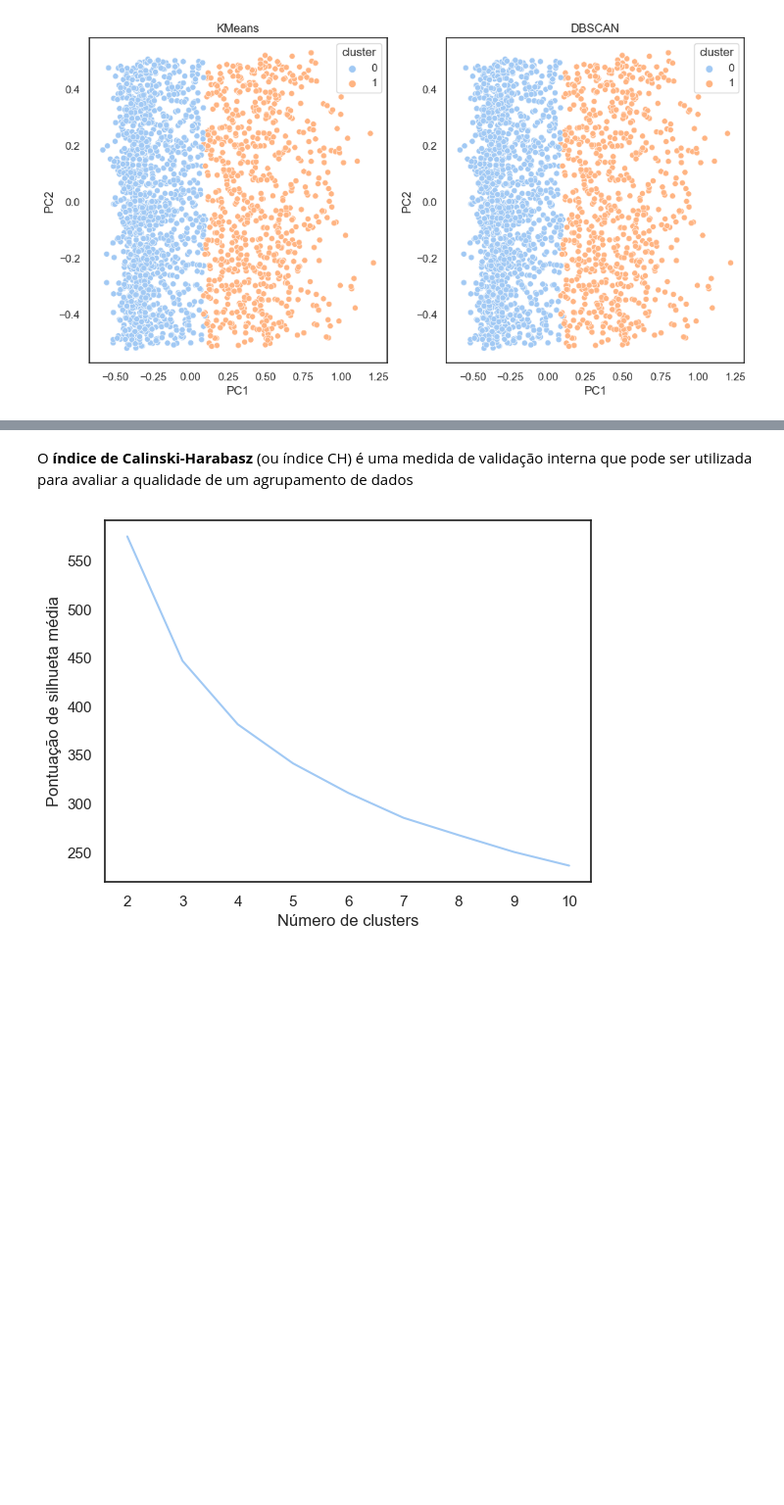
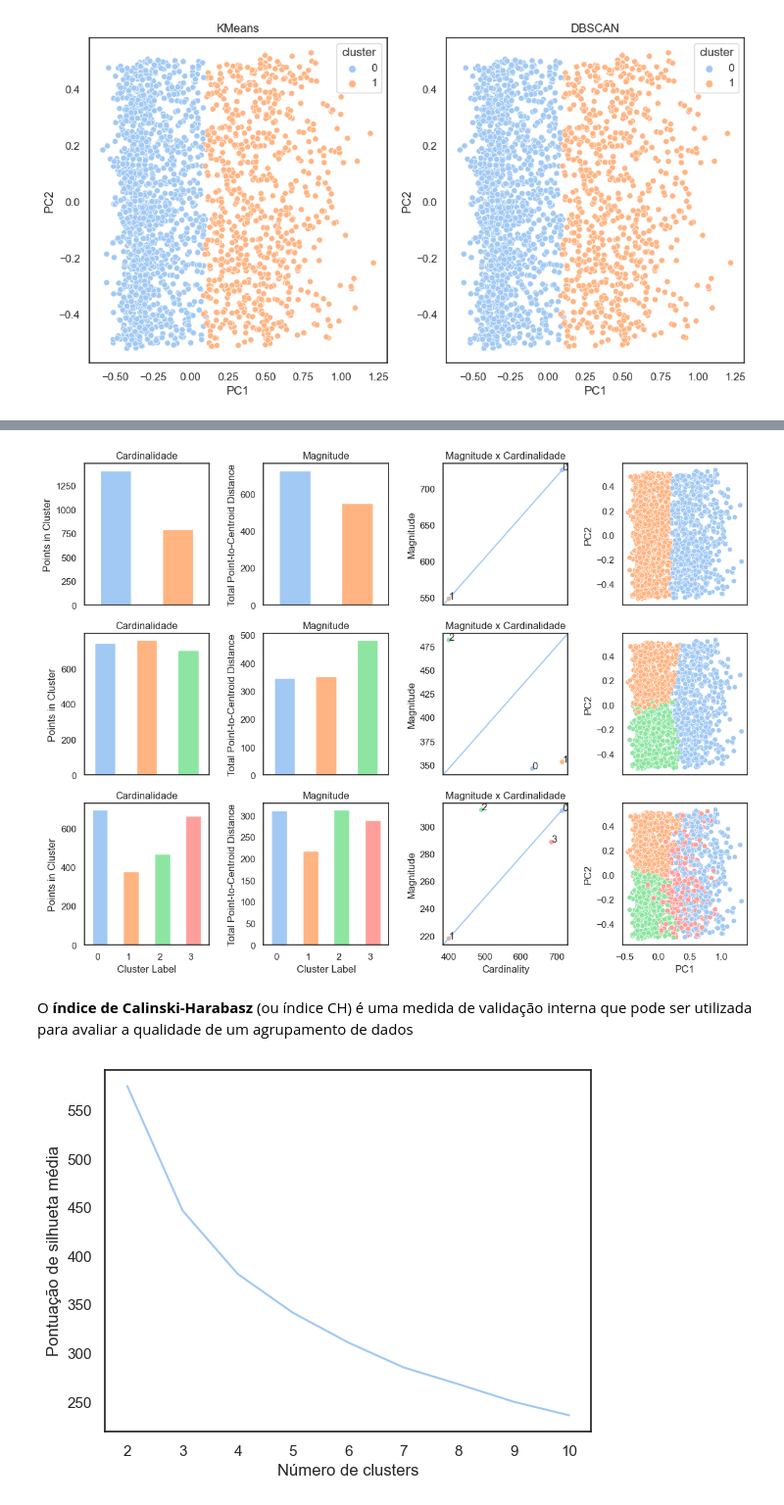
Before and after one commit to eriktavares/val_clustering, a Jupyter notebook: Code/Validação de modelos de clusterização [22E4_3].ipynb, the cells around one changed output, grey strips where cells are left out. Shown at 98% size. Saved outputs shown, nothing was run; the diff lists cells and outputs as text; code cells hidden in the pictures; blank space fills up the shorter version.

```diff
--- a/Code/Validação de modelos de clusterização [22E4_3].ipynb
+++ b/Code/Validação de modelos de clusterização [22E4_3].ipynb
@@ -533,3 +540,54 @@ plot_cluster_points2(df_customer_norm, df_result['KMEANS'], df_result['DBSCAN'])
+# %%
+from ds_utils.unsupervised import plot_cluster_cardinality, plot_cluster_magnitude, plot_magnitude_vs_cardinality
+from scipy.spatial.distance import euclidean
+
+def plot_cluster_points(df, labels, ax=None, hue="cluster", legend="auto"):
+    pca = PCA(2)
+    pca_data = pd.DataFrame(pca.fit_transform(df), columns=['PC1','PC2'])
+    pca_data['cluster'] = pd.Categorical(labels)
+    sns.scatterplot(x="PC1", y="PC2", hue=hue, data=pca_data, ax=ax, legend=legend)
+
+
+fig, axs = plt.subplots(3, 4, figsize=(12, 9))
+normalized_df=df_customer_norm
+for row_idx, k in enumerate([2, 3, 4]):
+
+    row_axs = axs[row_idx]
+
+    kmeans = KMeans(n_clusters=k, random_state=42)
+    k_fit = kmeans.fit(normalized_df)
+
+    cluster_colors = list(set(map(lambda x: '#000' if x == -1 else sns.color_palette().as_hex()[x], k_fit.labels_)))
+
+    plot_cluster_cardinality(k_fit.labels_,
+                             ax=row_axs[0],
+                             title="Cardinalidade",
+                             color=cluster_colors
+                            )
+    plot_cluster_magnitude(normalized_df,
+                           k_fit.labels_,
+                           k_fit.cluster_centers_,
+                           euclidean,
+                           ax=row_axs[1],
+                           title="Magnitude",
+                           color=cluster_colors
+                          )
+    plot_magnitude_vs_cardinality(normalized_df,
+                                  k_fit.labels_,
+                                  k_fit.cluster_centers_,
+                                  euclidean,
+                                  color=cluster_colors[0:k_fit.n_clusters],
+                                  ax=row_axs[2],
+                                  title="Magnitude x Cardinalidade")
+
+    plot_cluster_points(normalized_df, k_fit.labels_,
+                        hue=list(map(lambda x: cluster_colors[x], k_fit.labels_)), legend=False, ax=row_axs[3])
+
+
+fig.autofmt_xdate(rotation=0)
+plt.tight_layout()
+# %% [output]
+[figure, added]
 # %% [markdown]
 O **índice de Calinski-Harabasz** (ou índice CH) é uma medida de validação interna que pode ser utilizada para avaliar a qualidade de um agrupamento de dados
 # %%
```
Also changed, not shown: parts of 20 cells of this notebook, 15 other files.
